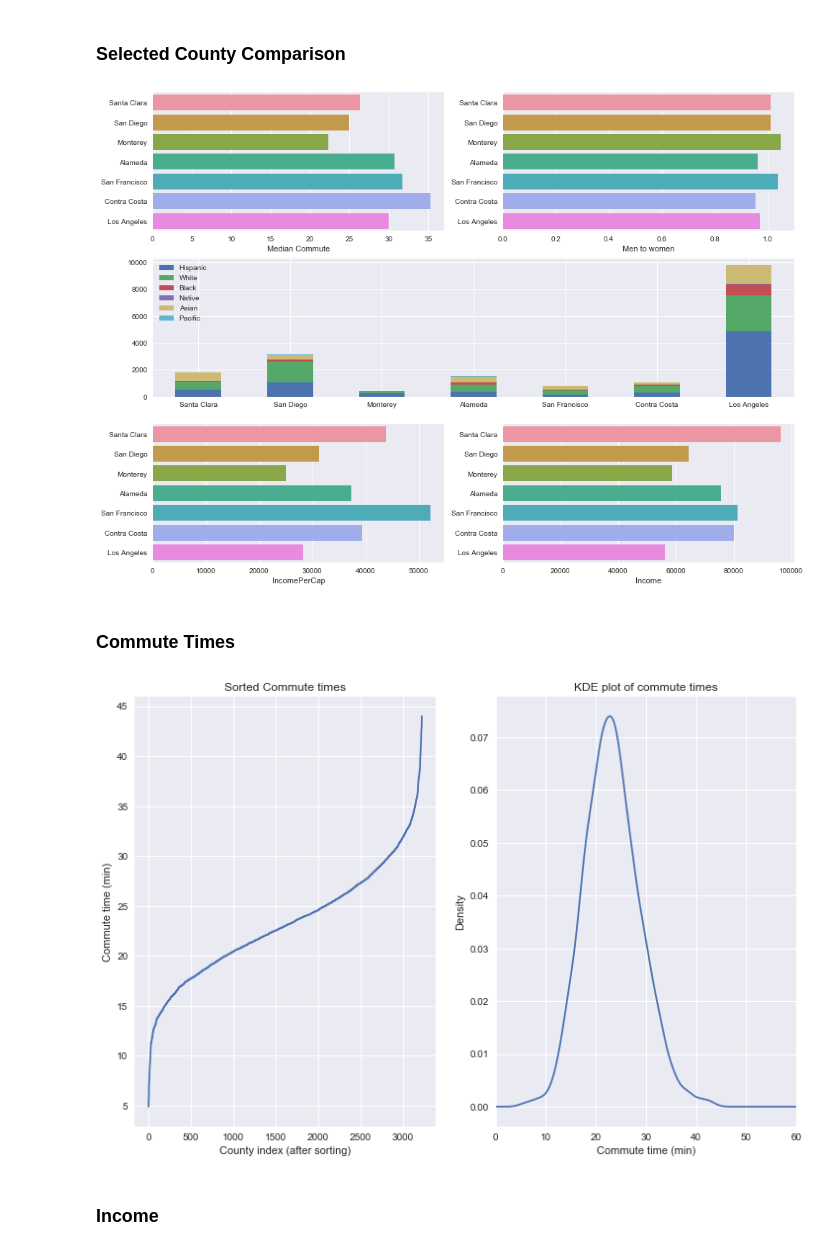
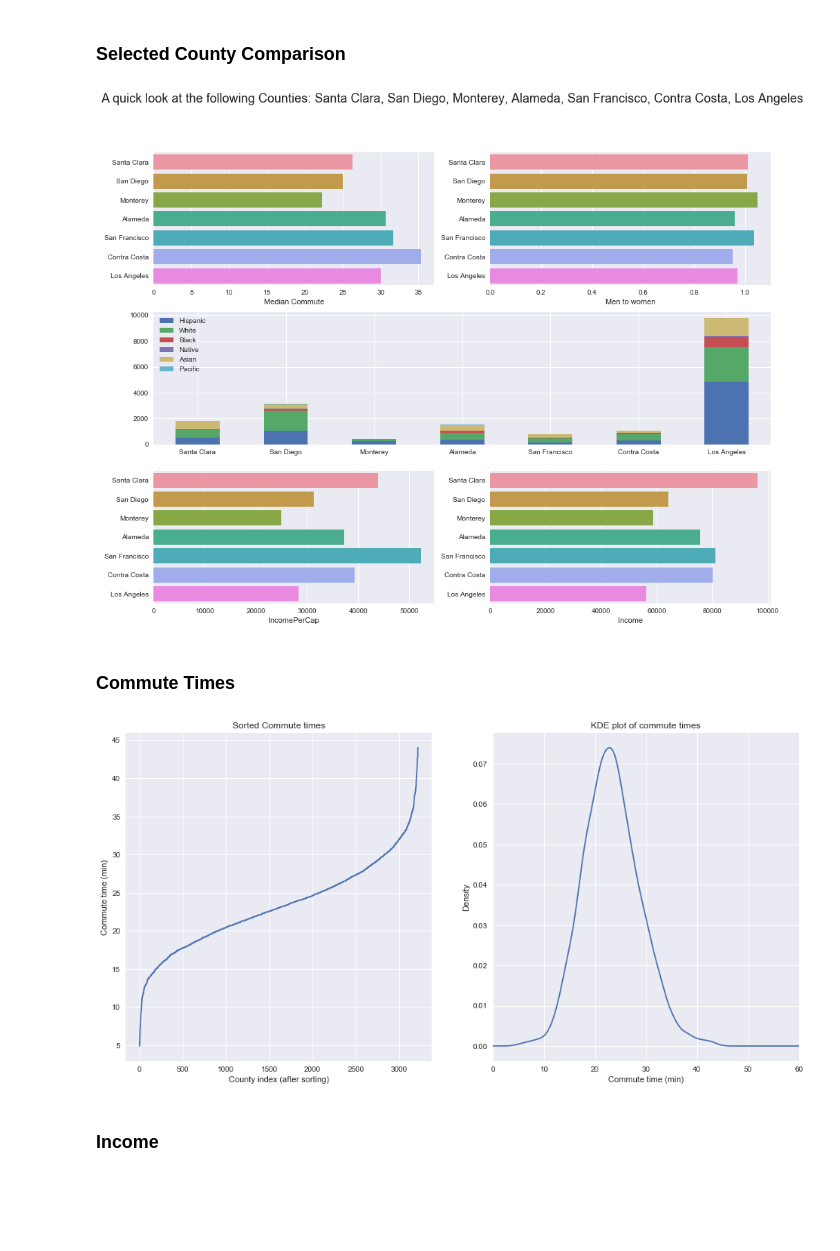
Before and after one commit to pstetz/Kaggle, a Jupyter notebook: in_progress/census/fun.ipynb, the cells around one changed output. Cells and saved outputs as stored; diff of their text form; code cells hidden in the pictures; blank space fills up the shorter version.

Commit message:
some refactoring for census fun

```diff
--- a/in_progress/census/fun.ipynb
+++ b/in_progress/census/fun.ipynb
@@ -12,9 +12,6 @@ sns.set()
 ### Load data
 # %%
 census = pd.read_csv("../../data/census/census_county.csv")
-
-# Removing missing rows with missing population values
-census = census.drop(census[census.TotalPop == 0].index)
 
 print("Shape of data", census.shape)
 print("Columns", census.columns)
@@ -172,26 +169,28 @@ counties.head()
 # %%
 plt.figure(figsize=(16, 12))
 
 ax1 = plt.subplot2grid((3, 2), (0, 0))
 ax2 = plt.subplot2grid((3, 2), (0, 1))
 ax3 = plt.subplot2grid((3, 2), (1, 0), colspan=2)
 ax4 = plt.subplot2grid((3, 2), (2, 0))
 ax5 = plt.subplot2grid((3, 2), (2, 1))
 
+plt.suptitle("A quick look at the following Counties: {}".format(", ".join(counties.index)), fontsize=18)
+
 sns.barplot(counties["Median Commute"], counties.index, ax=ax1)
 sns.barplot(counties["Men to women"], counties.index, ax=ax2)
 
 races = ['Hispanic', 'White', 'Black', 'Native', 'Asian', 'Pacific']
 counties[races].plot(kind="bar", stacked=True, ax=ax3, rot=0)
 
 sns.barplot(counties["IncomePerCap"], counties.index, ax=ax4)
 _ = sns.barplot(counties["Income"], counties.index, ax=ax5)
 # %% [output]
-[figure, old version]
+[figure, new version]
 # %% [markdown]
 ### Commute Times
 # %%
-fig, axarr = plt.subplots(1, 2, figsize=(12, 8))
+fig, axarr = plt.subplots(1, 2, figsize=(16, 8))
 
 commute_times = census.groupby(["State", "County"])["MeanCommute"].median().sort_values().values
 axarr[0].plot(commute_times)
@@ -206,7 +205,7 @@ _ = (
             .set(title="KDE plot of commute times", xlabel="Commute time (min)", xlim=(0,60))
 )
 # %% [output]
-[figure, old version]
+[figure, new version]
 # %% [markdown]
 ### Income
 # %%
```
Also changed, not shown: parts of 8 cells of this notebook, 5 other files.
